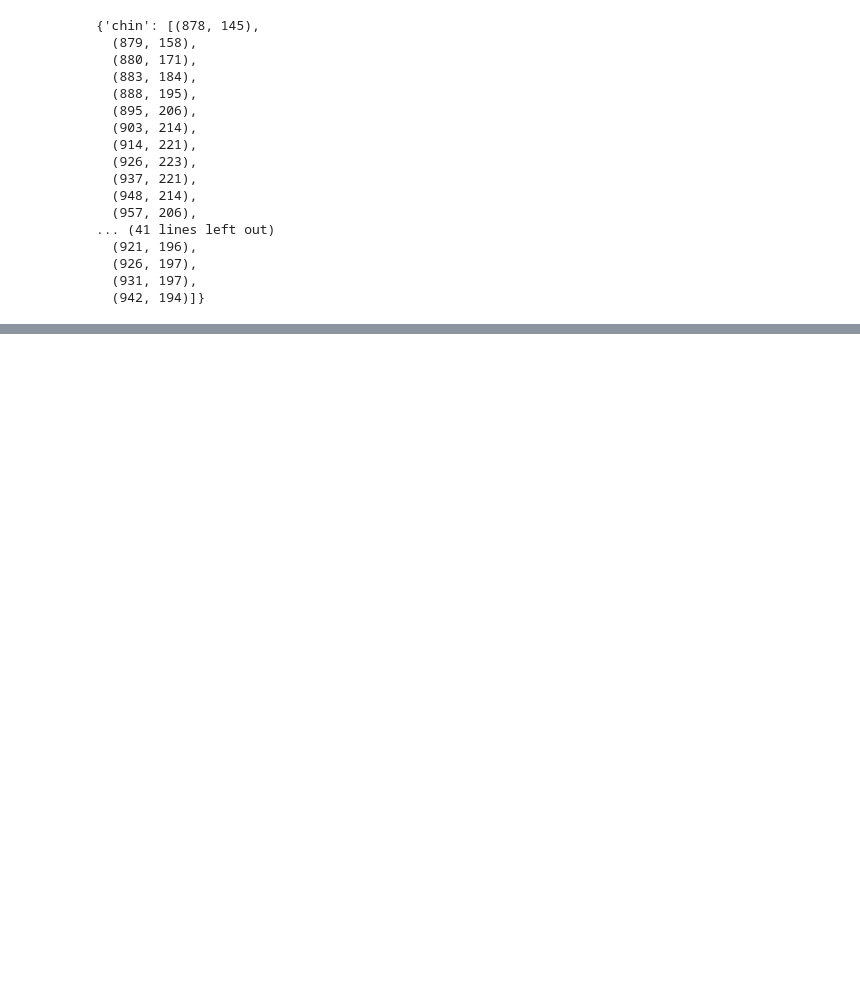
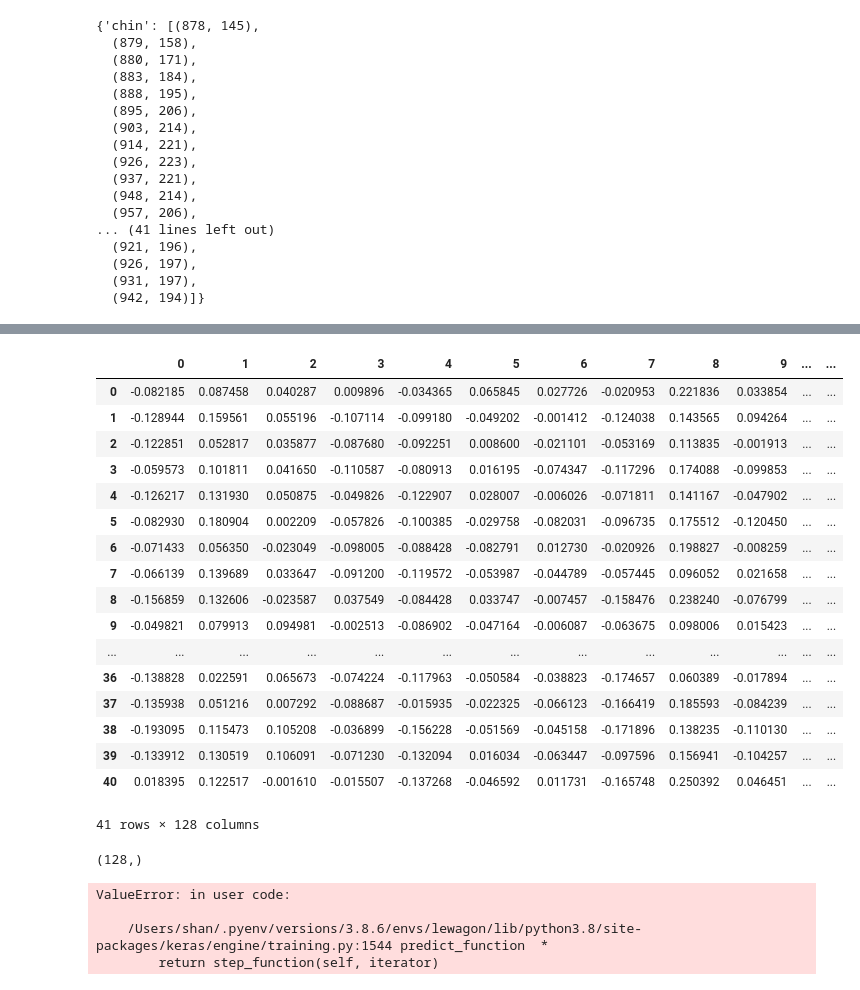
Before and after one commit to cocacochineal/superfacial, a Jupyter notebook: notebooks/Untitled.ipynb, the cells around one changed output, grey strips where cells are left out. Drawn from its saved outputs; the diff is of its cells as text; code cells hidden in the pictures; blank space fills up the shorter version.

```diff
--- a/notebooks/Untitled.ipynb
+++ b/notebooks/Untitled.ipynb
@@ -273,0 +316,18 @@ pil_image.show()
+# %%
+image1= face_recognition.load_image_file("/Users/shan/Desktop/data/p1.jpg")
+image2= face_recognition.load_image_file("../raw_data/2.jpg")
+image3= face_recognition.load_image_file("../raw_data/3.jpg")
+#image4= face_recognition.load_image_file("../raw_data/4.jpg")
+#image5= face_recognition.load_image_file("../raw_data/5.jpg")
+image6= face_recognition.load_image_file("../raw_data/6.jpg")
+image7= face_recognition.load_image_file("../raw_data/7.jpg")
+image8= face_recognition.load_image_file("../raw_data/8.jpg")
+encoding1 = face_recognition.face_encodings(image1)[0]
+encoding2 = face_recognition.face_encodings(image2)[0]
+encoding3 = face_recognition.face_encodings(image3)[0]
+#encoding4 = face_recognition.face_encodings(image4)[0]
+#encoding5 = face_recognition.face_encodings(image5)[0]
+encoding6 = face_recognition.face_encodings(image6)[0]
+encoding7 = face_recognition.face_encodings(image7)[0]
+encoding8 = face_recognition.face_encodings(image8)[0]
+avg = (encoding1+encoding2+encoding3+encoding6+encoding7+encoding8) / 6
@@ -273,0 +397,8 @@ pil_image.show()
+# %%
+i=0
+like_encode=[]
+for option in options:
+    like_encode.append(face_recognition.face_encodings(face_recognition.load_image_file(f"/Users/shan/Desktop/data/p{i+1}.jpg"))[0])
+    i+=1
+# %%
+X_y=np.stack(like_encode, axis=0)
@@ -273,0 +407,3 @@ pil_image.show()
+# %%
+X_y = pd.DataFrame(X_y)
+y_y =pd.DataFrame(y_y)
@@ -273,0 +434,26 @@ pil_image.show()
+# %%
+X_y
+# %% [output]
+|  | 0 | 1 | 2 | 3 | 4 | 5 | 6 | 7 | 8 | 9 | ... | ... |
+| 0 | -0.082185 | 0.087458 | 0.040287 | 0.009896 | -0.034365 | 0.065845 | 0.027726 | -0.020953 | 0.221836 | 0.033854 | ... | ... |
+| 1 | -0.128944 | 0.159561 | 0.055196 | -0.107114 | -0.099180 | -0.049202 | -0.001412 | -0.124038 | 0.143565 | 0.094264 | ... | ... |
+| 2 | -0.122851 | 0.052817 | 0.035877 | -0.087680 | -0.092251 | 0.008600 | -0.021101 | -0.053169 | 0.113835 | -0.001913 | ... | ... |
+| 3 | -0.059573 | 0.101811 | 0.041650 | -0.110587 | -0.080913 | 0.016195 | -0.074347 | -0.117296 | 0.174088 | -0.099853 | ... | ... |
+| 4 | -0.126217 | 0.131930 | 0.050875 | -0.049826 | -0.122907 | 0.028007 | -0.006026 | -0.071811 | 0.141167 | -0.047902 | ... | ... |
+| 5 | -0.082930 | 0.180904 | 0.002209 | -0.057826 | -0.100385 | -0.029758 | -0.082031 | -0.096735 | 0.175512 | -0.120450 | ... | ... |
+| 6 | -0.071433 | 0.056350 | -0.023049 | -0.098005 | -0.088428 | -0.082791 | 0.012730 | -0.020926 | 0.198827 | -0.008259 | ... | ... |
+| 7 | -0.066139 | 0.139689 | 0.033647 | -0.091200 | -0.119572 | -0.053987 | -0.044789 | -0.057445 | 0.096052 | 0.021658 | ... | ... |
+| 8 | -0.156859 | 0.132606 | -0.023587 | 0.037549 | -0.084428 | 0.033747 | -0.007457 | -0.158476 | 0.238240 | -0.076799 | ... | ... |
+| 9 | -0.049821 | 0.079913 | 0.094981 | -0.002513 | -0.086902 | -0.047164 | -0.006087 | -0.063675 | 0.098006 | 0.015423 | ... | ... |
+| ... | ... | ... | ... | ... | ... | ... | ... | ... | ... | ... | ... | ... |
+| 36 | -0.138828 | 0.022591 | 0.065673 | -0.074224 | -0.117963 | -0.050584 | -0.038823 | -0.174657 | 0.060389 | -0.017894 | ... | ... |
+| 37 | -0.135938 | 0.051216 | 0.007292 | -0.088687 | -0.015935 | -0.022325 | -0.066123 | -0.166419 | 0.185593 | -0.084239 | ... | ... |
+| 38 | -0.193095 | 0.115473 | 0.105208 | -0.036899 | -0.156228 | -0.051569 | -0.045158 | -0.171896 | 0.138235 | -0.110130 | ... | ... |
+| 39 | -0.133912 | 0.130519 | 0.106091 | -0.071230 | -0.132094 | 0.016034 | -0.063447 | -0.097596 | 0.156941 | -0.104257 | ... | ... |
+| 40 | 0.018395 | 0.122517 | -0.001610 | -0.015507 | -0.137268 | -0.046592 | 0.011731 | -0.165748 | 0.250392 | 0.046451 | ... | ... |
+41 rows × 128 columns
+# %%
+test1=(X_y[1]+X_y[2])/2
+test1.shape
+# %% [output]
+(128,)
@@ -273,0 +462,7 @@ pil_image.show()
+# %%
+model.predict(test).T
+# %% [output]
+ValueError: in user code:
+
+    /Users/shan/.pyenv/versions/3.8.6/envs/lewagon/lib/python3.8/site-packages/keras/engine/training.py:1544 predict_function  *
+        return step_function(self, iterator)
```
Also changed, not shown: parts of 21 cells of this notebook, 5 other files.
